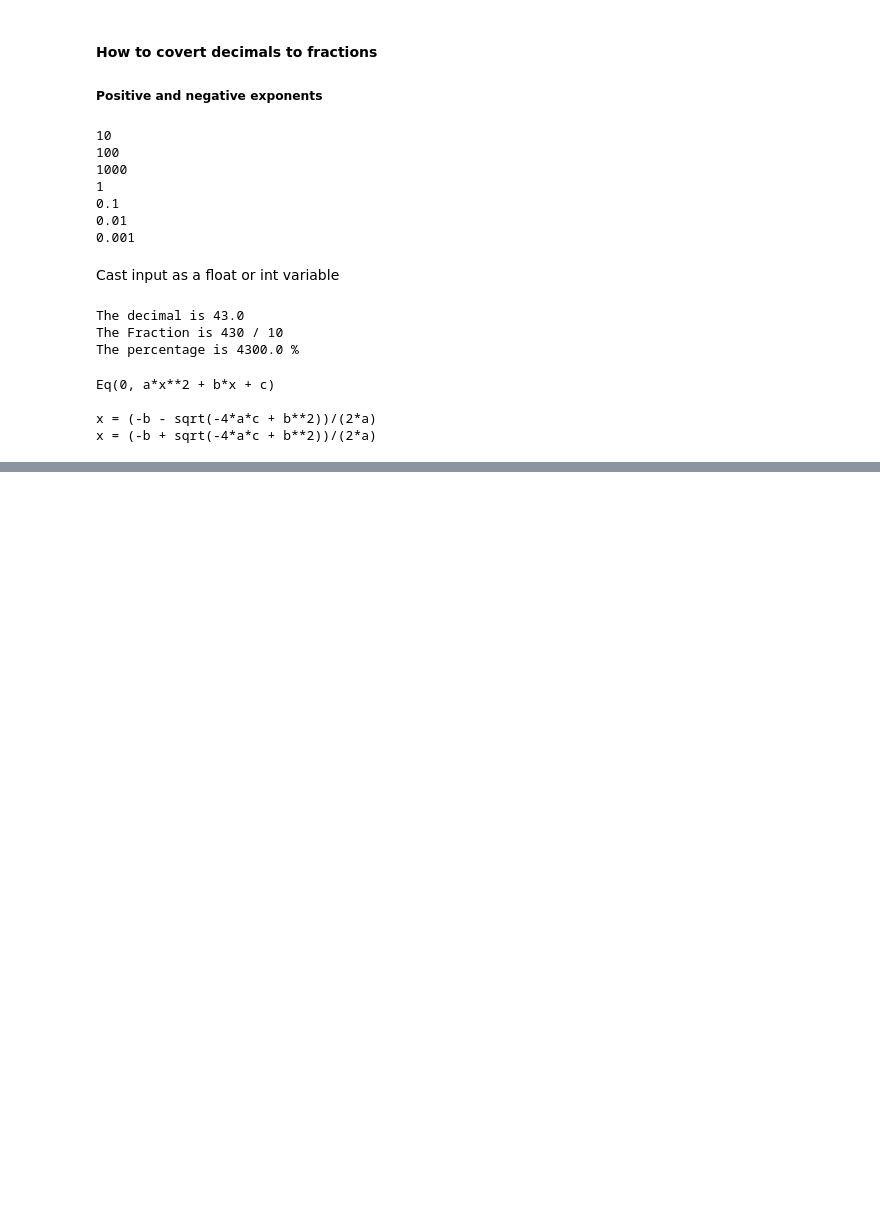
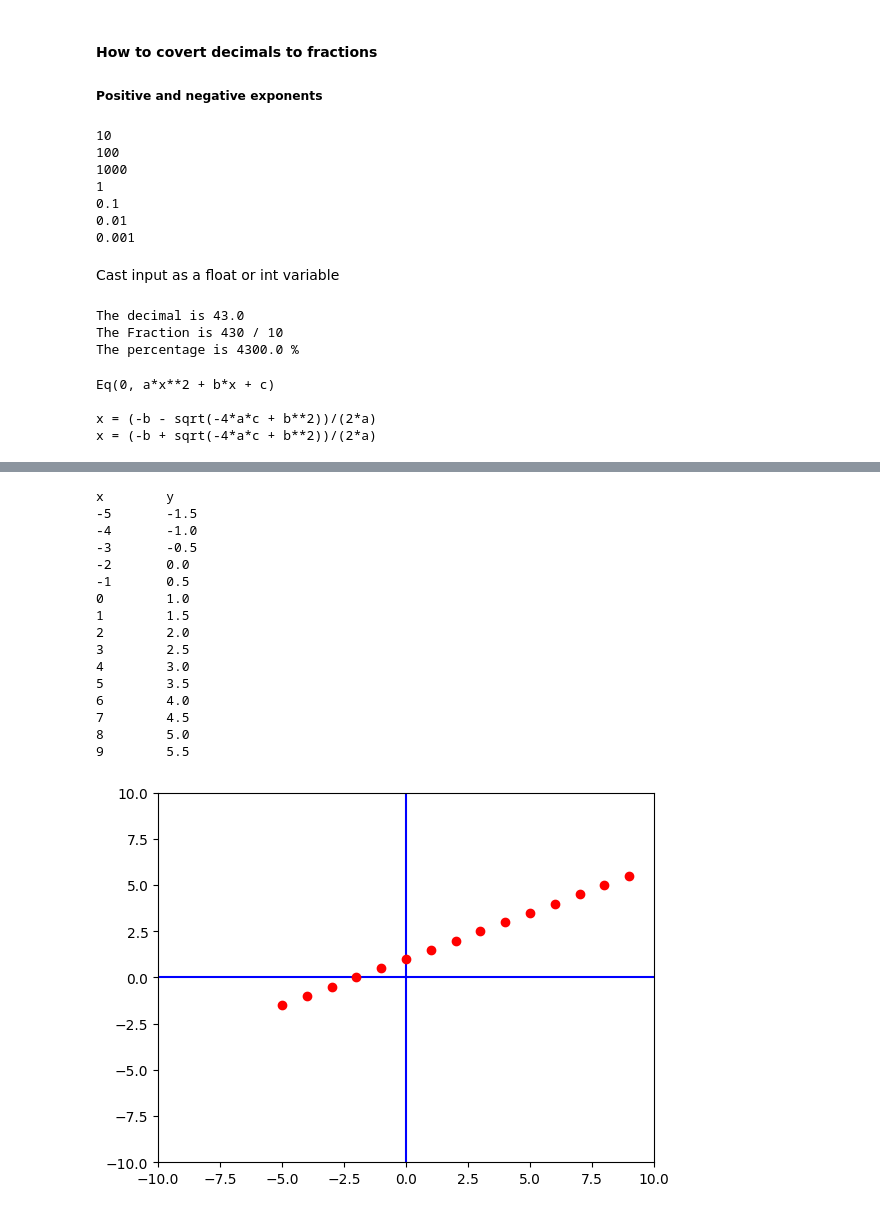
Before and after one commit to returnofsahil/Algebra, a Jupyter notebook: Ratios.ipynb, the cells around one changed output, grey strips where cells are left out. Drawn from its saved outputs; the diff is of its cells as text; code cells hidden in the pictures; blank space fills up the shorter version.

```diff
--- a/Ratios.ipynb
+++ b/Ratios.ipynb
@@ -162,0 +165,9 @@ x = (-b + sqrt(-4*a*c + b**2))/(2*a)
+# %%
+x = 5
+y = 4*x + 3
+print(x,',',y)
+print('x \t y')
+
+for x in range(11):
+  y = 4*x + 3 # the Function
+  print(x,'\t',y)
@@ -162,0 +222,36 @@ x = (-b + sqrt(-4*a*c + b**2))/(2*a)
+# %%
+#  A better way
+xmin = -10
+xmax = 10
+ymin = -10
+ymax = 10
+
+fig, ax = plt.subplots()
+plt.axis([xmin,xmax,ymin,ymax]) # Window size
+plt.plot([xmin,xmax],[0,0],'b')
+plt.plot([0,0],[ymin,ymax],'b')
+
+print('x \t y')
+for x in range(-5,10):
+  y = 0.5*x + 1
+  plt.plot([x],[y],'ro')
+  print(x,'\t',y)
+plt.show()
+# %% [output]
+x        y
+-5       -1.5
+-4       -1.0
+-3       -0.5
+-2       0.0
+-1       0.5
+0        1.0
+1        1.5
+2        2.0
+3        2.5
+4        3.0
+5        3.5
+6        4.0
+7        4.5
+8        5.0
+9        5.5
+[figure, added]
```
Also changed, not shown: parts of 8 cells of this notebook.
